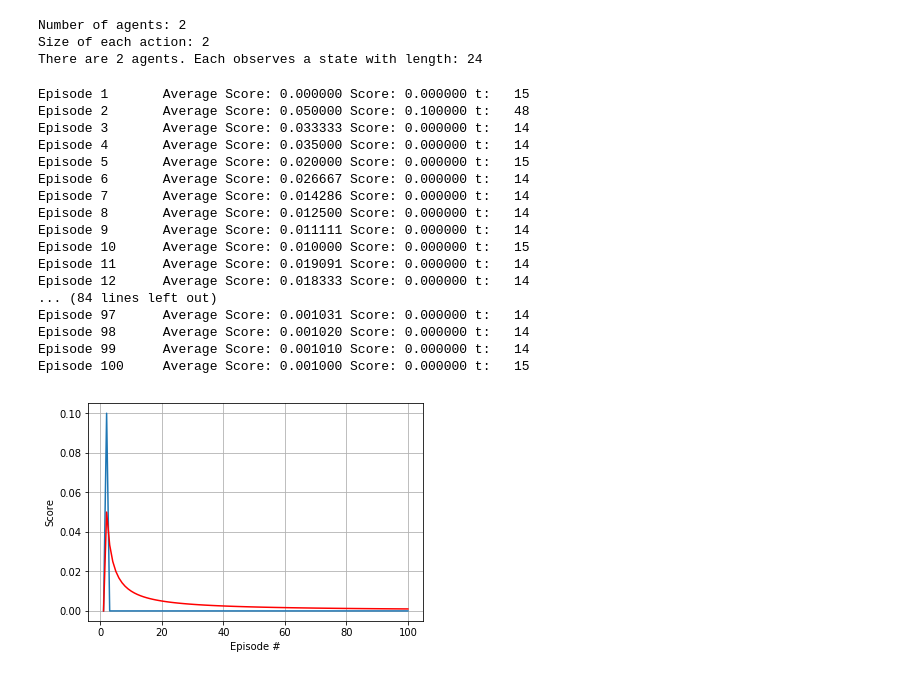
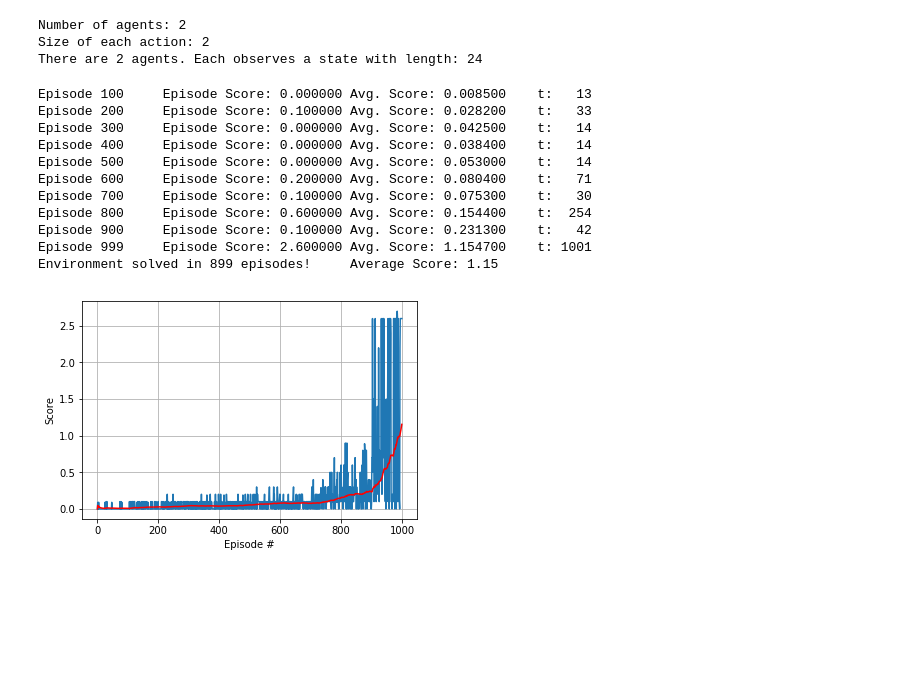
Before and after one commit to esghif/drlnd, a Jupyter notebook: p3_collab-compet/Tennis_Solution.ipynb, the cells around one changed output. Cells and saved outputs as stored; diff of their text form; code cells hidden in the pictures; blank space fills up the shorter version.

Commit message:
p3 done

```diff
--- a/p3_collab-compet/Tennis_Solution.ipynb
+++ b/p3_collab-compet/Tennis_Solution.ipynb
@@ -56,73 +56,95 @@ There are 2 agents. Each observes a state with length: 24
 # %%
 agent = Agent(state_size=state_size, action_size=action_size, num_agents=num_agents, random_seed=10)
 # %%
+def state_norm(state):
+    norm = np.array([10.0, 1.0, 30.0, 5.0, 10.0, 5.0, 30.0, 5.0])
+    norm = np.concatenate([norm]*3)
+    state_norm = state / norm
+    return state_norm
+
+def sigma_schedule(eps, score):
+    if eps < 1000:
+        sigma = 1. - eps * (.9/1000)
+    else:
+        sigma = 0.1 - (eps-1000) * (.05/1000)
+    return sigma
+
+def rep_schedule(eps, score):
+    if eps < 600:
+        rep = 20
+    elif eps < 1100:
+        rep = 10
+    else:
+        rep = 5
+
+    return rep
+
 def ddpg(n_episodes=2000):
     scores_deque = deque(maxlen=100)
     scores = []
     mean_scores = []
     max_score = -np.Inf
+    mean_score = 0.0
     for i_episode in range(1, n_episodes+1):
         states = env.reset(train_mode=True)[brain_name].vector_observations
-        agent.reset()
+        states = state_norm(states)
+        agent.reset(sigma_schedule(i_episode, mean_score))
         agent_scores = np.zeros((num_agents))
         t = 0
         while True:
             actions = agent.act(states)
             env_info = env.step(actions)[brain_name]
             next_states = env_info.vector_observations
+            next_states = state_norm(next_states)
             rewards = env_info.rewards
             dones = env_info.local_done
-            agent.step(states, actions, rewards, next_states, dones, i_episode)
+            #print(dones,rewards)
+            agent.step(states, actions, rewards, next_states, dones, rep_schedule(i_episode, mean_score))
             states = next_states
             agent_scores += np.array(rewards)
             t += 1
             if all(dones):
                 break
 
         score = np.max(agent_scores)
         scores_deque.append(score)
+        mean_score = np.mean(scores_deque)
         scores.append(score)
         mean_scores.append(np.mean(scores_deque))
-        print('\rEpisode {}\Max Score: {:.6f}\tScore: {:.6f}\tt: {:4}'.format(i_episode, np.mean(scores_deque), score, t), end="")
+        print('\rEpisode {}\tEpisode Score: {:.6f}\tAvg. Score: {:.6f}\tt: {:4}'.format(i_episode, score, mean_score, t), end="")
         if i_episode % 100 == 0:
             torch.save(agent.actor_local.state_dict(), 'checkpoint_actor.pth')
             torch.save(agent.critic_local.state_dict(), 'checkpoint_critic.pth')
-        print('\rEpisode {}\tAverage Score: {:.2f}'.format(i_episode, np.mean(scores_deque)))
-        if np.mean(scores_deque)>=30.0 and i_episode > 150:
-            print('\nEnvironment solved in {:d} episodes!\tAverage Score: {:.2f}'.format(i_episode-100, np.mean(scores_deque)))
+            print('\rEpisode {}\tEpisode Score: {:.6f}\tAvg. Score: {:.6f}\tt: {:4}'.format(i_episode, score, mean_score, t))
+        if np.mean(scores_deque)>=1.15:
+            print('\nEnvironment solved in {:d} episodes!\tAverage Score: {:.2f}'.format(i_episode-100, mean_score))
             torch.save(agent.actor_local.state_dict(), 'checkpoint_actor.pth')
             torch.save(agent.critic_local.state_dict(), 'checkpoint_critic.pth')
             break
     return scores, mean_scores
 
-scores, mean_scores = ddpg(n_episodes=100)
+scores, mean_scores = ddpg(n_episodes=2000)
 
 fig = plt.figure()
 ax = fig.add_subplot(111)
 plt.plot(np.arange(1, len(scores)+1), scores)
 plt.plot(np.arange(1, len(scores)+1), mean_scores, 'r')
 plt.ylabel('Score')
 plt.xlabel('Episode #')
 plt.grid()
 plt.show()
 # %% [output]
-Episode 1       Average Score: 0.000000 Score: 0.000000 t:   15
-Episode 2       Average Score: 0.050000 Score: 0.100000 t:   48
-Episode 3       Average Score: 0.033333 Score: 0.000000 t:   14
-Episode 4       Average Score: 0.035000 Score: 0.000000 t:   14
-Episode 5       Average Score: 0.020000 Score: 0.000000 t:   15
-Episode 6       Average Score: 0.026667 Score: 0.000000 t:   14
-Episode 7       Average Score: 0.014286 Score: 0.000000 t:   14
-Episode 8       Average Score: 0.012500 Score: 0.000000 t:   14
-Episode 9       Average Score: 0.011111 Score: 0.000000 t:   14
-Episode 10      Average Score: 0.010000 Score: 0.000000 t:   15
-Episode 11      Average Score: 0.019091 Score: 0.000000 t:   14
-Episode 12      Average Score: 0.018333 Score: 0.000000 t:   14
-... (84 lines left out)
-Episode 97      Average Score: 0.001031 Score: 0.000000 t:   14
-Episode 98      Average Score: 0.001020 Score: 0.000000 t:   14
-Episode 99      Average Score: 0.001010 Score: 0.000000 t:   14
-Episode 100     Average Score: 0.001000 Score: 0.000000 t:   15
+Episode 100     Episode Score: 0.000000 Avg. Score: 0.008500    t:   13
+Episode 200     Episode Score: 0.100000 Avg. Score: 0.028200    t:   33
+Episode 300     Episode Score: 0.000000 Avg. Score: 0.042500    t:   14
+Episode 400     Episode Score: 0.000000 Avg. Score: 0.038400    t:   14
+Episode 500     Episode Score: 0.000000 Avg. Score: 0.053000    t:   14
+Episode 600     Episode Score: 0.200000 Avg. Score: 0.080400    t:   71
+Episode 700     Episode Score: 0.100000 Avg. Score: 0.075300    t:   30
+Episode 800     Episode Score: 0.600000 Avg. Score: 0.154400    t:  254
+Episode 900     Episode Score: 0.100000 Avg. Score: 0.231300    t:   42
+Episode 999     Episode Score: 2.600000 Avg. Score: 1.154700    t: 1001
+Environment solved in 899 episodes!     Average Score: 1.15
-[figure, old version]
+[figure, new version]
 # %%
 env.close()
```
Also changed, not shown: 12 other files.
